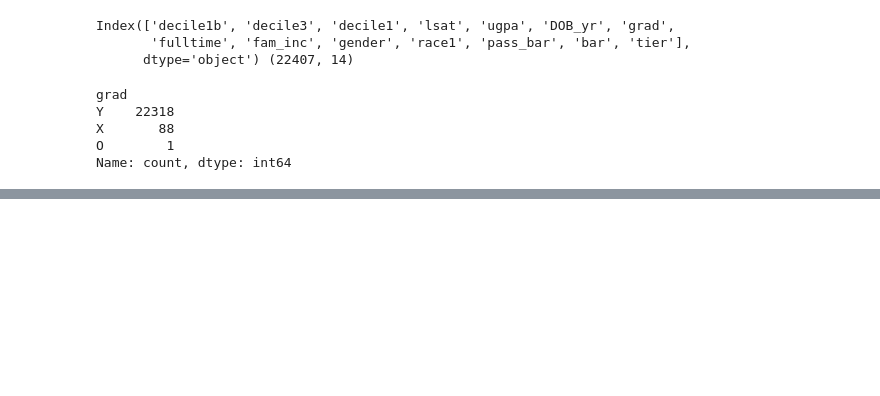
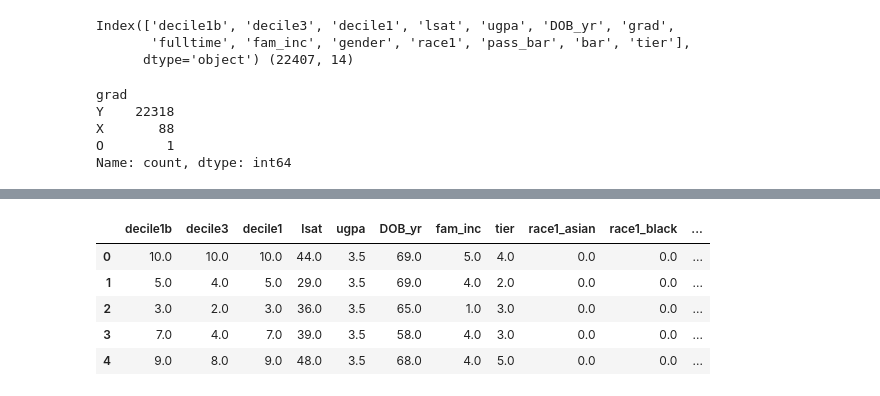
Before and after one commit to juliehinge/Algorithmic-Fairness, a Jupyter notebook: eda.ipynb, the cells around one changed output, grey strips where cells are left out. Cells and saved outputs as stored; diff of their text form; code cells hidden in the pictures; blank space fills up the shorter version.

```diff
--- a/eda.ipynb
+++ b/eda.ipynb
@@ -408,0 +417,9 @@ Preprocessed data:
+# %%
+processed_data_non_scaled.head()
+# %% [output]
+|  | decile1b | decile3 | decile1 | lsat | ugpa | DOB_yr | fam_inc | tier | race1_asian | race1_black | ... |
+| 0 | 10.0 | 10.0 | 10.0 | 44.0 | 3.5 | 69.0 | 5.0 | 4.0 | 0.0 | 0.0 | ... |
+| 1 | 5.0 | 4.0 | 5.0 | 29.0 | 3.5 | 69.0 | 4.0 | 2.0 | 0.0 | 0.0 | ... |
+| 2 | 3.0 | 2.0 | 3.0 | 36.0 | 3.5 | 65.0 | 1.0 | 3.0 | 0.0 | 0.0 | ... |
+| 3 | 7.0 | 4.0 | 7.0 | 39.0 | 3.5 | 58.0 | 4.0 | 3.0 | 0.0 | 0.0 | ... |
+| 4 | 9.0 | 8.0 | 9.0 | 48.0 | 3.5 | 68.0 | 4.0 | 5.0 | 0.0 | 0.0 | ... |
```
Also changed, not shown: parts of 9 cells of this notebook, 3 other files.
